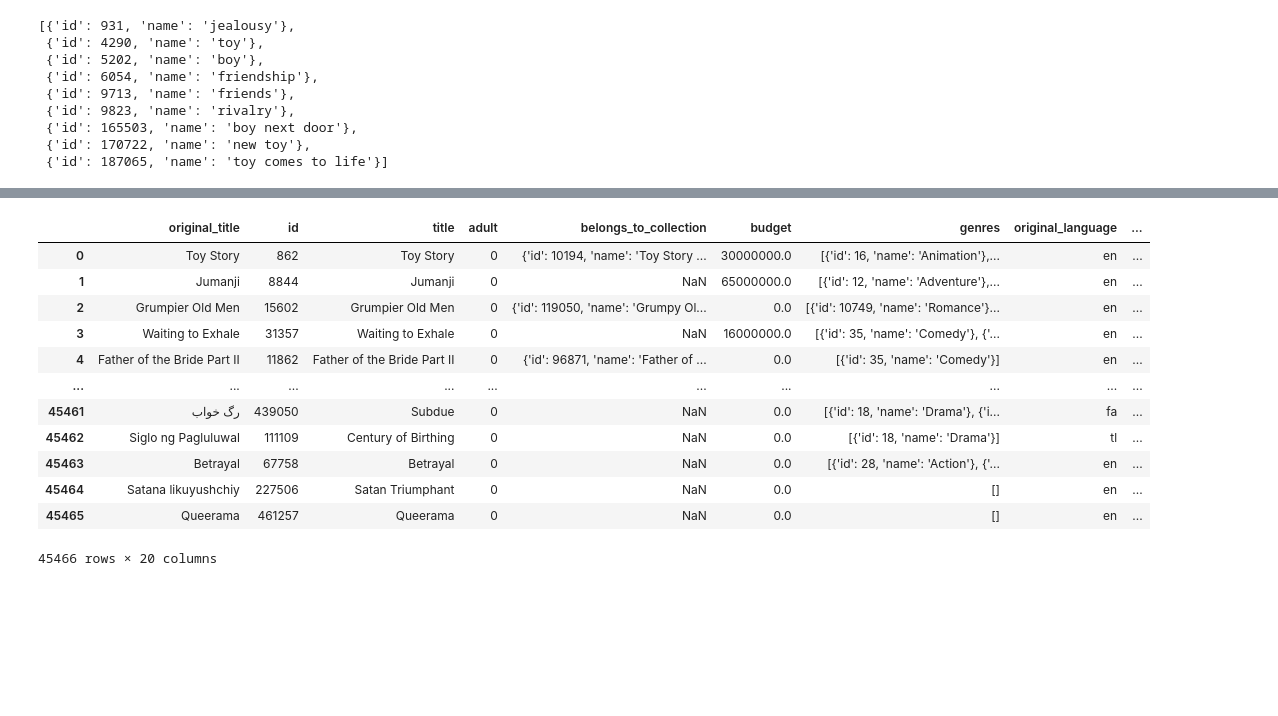
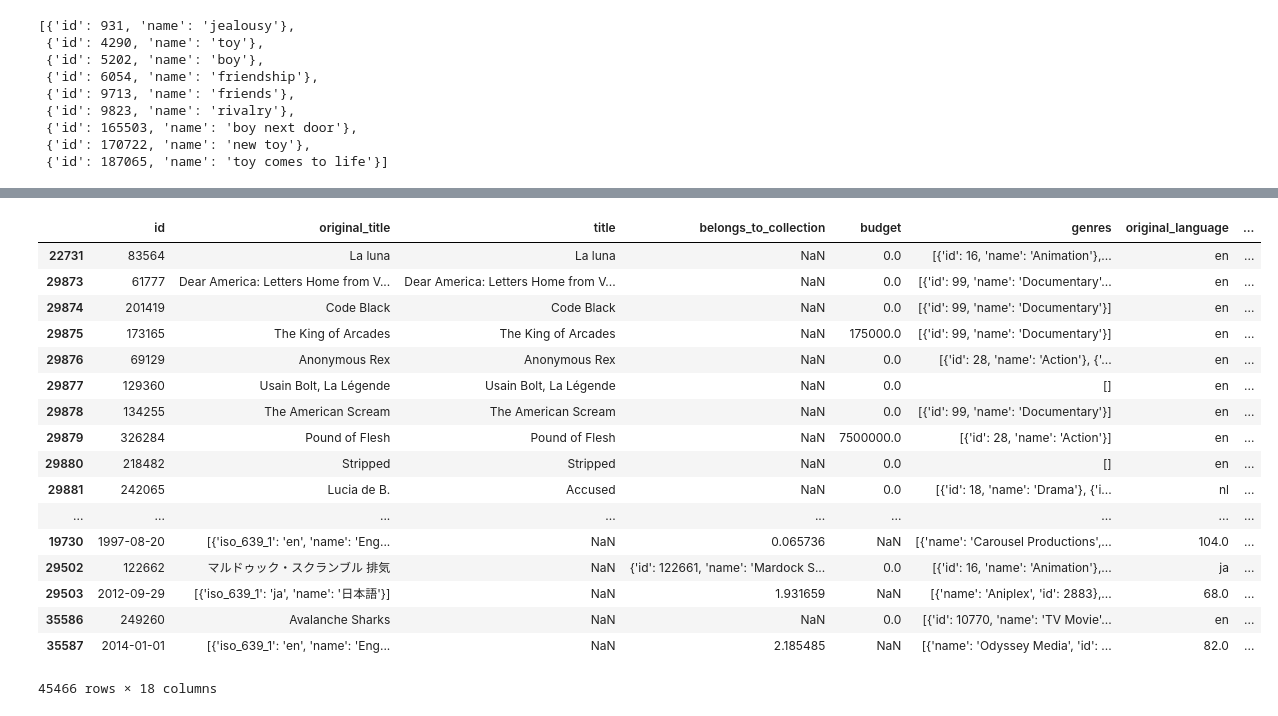
Before and after one commit to sangchoi93/ai_group_20, a Jupyter notebook: movie_dataset.ipynb, the cells around one changed output, grey strips where cells are left out. Saved outputs shown, nothing was run; the diff lists cells and outputs as text; code cells hidden in the pictures; blank space fills up the shorter version.

```diff
--- a/movie_dataset.ipynb
+++ b/movie_dataset.ipynb
@@ -11,7 +11,7 @@ df_keywords = pd.read_csv('keywords.csv')
 # %% [markdown]
 # Data Preprocessing
 # %%
-df_movie = df_movie[['id', 'original_title', 'title', 'adult', 'belongs_to_collection',
+df_movie = df_movie[['id', 'original_title', 'title', 'belongs_to_collection',
                      'budget', 'genres', 'original_language', 'popularity',
                      'production_companies', 'production_countries', 'revenue',
                      'runtime', 'spoken_languages', 'status', 'vote_average',
@@ -35,7 +35,8 @@ df_movie['is_collection'] = df_movie['belongs_to_collection'].isnull()
 df_movie['is_collection'] = df_movie['is_collection'].apply(lambda x: 1 if x==True else 0)
 
 # convert boolean adult col to integer col with 1 and 0 value
-df_movie['adult'] = df_movie['adult'].apply(lambda x: 1 if x==True else 0)
+# print(df_movie['adult'])
+# df_movie['adult'] = df_movie['adult'].apply(lambda x: 1 if x==True else 0)
 df_movie['popularity'] = df_movie['popularity'].apply(lambda x: convertType(x, float))
 
 df_movie['budget'] = df_movie['budget'].apply(lambda x: convertType(x, int))
@@ -377,8 +496,0 @@ NameError: name 'df_credit' is not defined
-# %%
-
-df_movie['genres_list'] = df_movie['genres'].apply(lambda x: [d['name'].replace(' ', '_').lower() for d in ast.literal_eval(x)])
-df_movie.drop('genres_list', 1).join(
-    pd.get_dummies(
-        pd.DataFrame(df_movie.genres_list.tolist()).stack()
-    ).astype(int).sum(level=0)
-)
@@ -399,23 +496,0 @@ df_movie.drop('genres_list', 1).join(
-# %%
-# import OneHotEncoder
-from sklearn.preprocessing import OneHotEncoder# instantiate OneHotEncoder
-df_movie['genre_cleaned'] = df_movie['genres'].apply(lambda x: [d['name'] for d in ast.literal_eval(x)])
-
-df_movie['is_collection'] = df_movie['belongs_to_collection'].isnull()
-df_movie['is_collection'] = df_movie['is_collection'].apply(lambda x: 1 if x==True else 0)
-df_movie['is_collection']
-
-df_movie['adult'] = df_movie['adult'].apply(lambda x: 1 if x==True else 0)
-
-df_movie['popularity'] =
-df_movie.astype({
-    'is_collection': 'int32',
-    'adult': 'int32',
-    'popularity': 'float'
-})
-
-# df_movie['is_collection']
-# df_movie['genre_cleaned']
-# ohe = OneHotEncoder().fit(df_movie['genre_cleaned'])
-# categorical_features = boolean mask for categorical columns
-# sparse = False output an array not sparse matrix
@@ -426,16 +518,21 @@ df_result
 # %%
-df_movie
+df_movie.sort_values('revenue')
 # %% [output]
-|  | original_title | id | title | adult | belongs_to_collection | budget | genres | original_language | ... |
-| 0 | Toy Story | 862 | Toy Story | 0 | {'id': 10194, 'name': 'Toy Story ... | 30000000.0 | [{'id': 16, 'name': 'Animation'},... | en | ... |
-| 1 | Jumanji | 8844 | Jumanji | 0 | NaN | 65000000.0 | [{'id': 12, 'name': 'Adventure'},... | en | ... |
-| 2 | Grumpier Old Men | 15602 | Grumpier Old Men | 0 | {'id': 119050, 'name': 'Grumpy Ol... | 0.0 | [{'id': 10749, 'name': 'Romance'}... | en | ... |
-| 3 | Waiting to Exhale | 31357 | Waiting to Exhale | 0 | NaN | 16000000.0 | [{'id': 35, 'name': 'Comedy'}, {'... | en | ... |
-| 4 | Father of the Bride Part II | 11862 | Father of the Bride Part II | 0 | {'id': 96871, 'name': 'Father of ... | 0.0 | [{'id': 35, 'name': 'Comedy'}] | en | ... |
-| ... | ... | ... | ... | ... | ... | ... | ... | ... | ... |
-| 45461 | رگ خواب | 439050 | Subdue | 0 | NaN | 0.0 | [{'id': 18, 'name': 'Drama'}, {'i... | fa | ... |
-| 45462 | Siglo ng Pagluluwal | 111109 | Century of Birthing | 0 | NaN | 0.0 | [{'id': 18, 'name': 'Drama'}] | tl | ... |
-| 45463 | Betrayal | 67758 | Betrayal | 0 | NaN | 0.0 | [{'id': 28, 'name': 'Action'}, {'... | en | ... |
-| 45464 | Satana likuyushchiy | 227506 | Satan Triumphant | 0 | NaN | 0.0 | [] | en | ... |
-| 45465 | Queerama | 461257 | Queerama | 0 | NaN | 0.0 | [] | en | ... |
+|  | id | original_title | title | belongs_to_collection | budget | genres | original_language | ... |
+| 22731 | 83564 | La luna | La luna | NaN | 0.0 | [{'id': 16, 'name': 'Animation'},... | en | ... |
+| 29873 | 61777 | Dear America: Letters Home from V... | Dear America: Letters Home from V... | NaN | 0.0 | [{'id': 99, 'name': 'Documentary'... | en | ... |
+| 29874 | 201419 | Code Black | Code Black | NaN | 0.0 | [{'id': 99, 'name': 'Documentary'}] | en | ... |
+| 29875 | 173165 | The King of Arcades | The King of Arcades | NaN | 175000.0 | [{'id': 99, 'name': 'Documentary'}] | en | ... |
+| 29876 | 69129 | Anonymous Rex | Anonymous Rex | NaN | 0.0 | [{'id': 28, 'name': 'Action'}, {'... | en | ... |
+| 29877 | 129360 | Usain Bolt, La Légende | Usain Bolt, La Légende | NaN | 0.0 | [] | en | ... |
+| 29878 | 134255 | The American Scream | The American Scream | NaN | 0.0 | [{'id': 99, 'name': 'Documentary'}] | en | ... |
+| 29879 | 326284 | Pound of Flesh | Pound of Flesh | NaN | 7500000.0 | [{'id': 28, 'name': 'Action'}] | en | ... |
+| 29880 | 218482 | Stripped | Stripped | NaN | 0.0 | [] | en | ... |
+| 29881 | 242065 | Lucia de B. | Accused | NaN | 0.0 | [{'id': 18, 'name': 'Drama'}, {'i... | nl | ... |
+| ... | ... | ... | ... | ... | ... | ... | ... | ... |
+| 19730 | 1997-08-20 | [{'iso_639_1': 'en', 'name': 'Eng... | NaN | 0.065736 | NaN | [{'name': 'Carousel Productions',... | 104.0 | ... |
+| 29502 | 122662 | マルドゥック・スクランブル 排気 | NaN | {'id': 122661, 'name': 'Mardock S... | 0.0 | [{'id': 16, 'name': 'Animation'},... | ja | ... |
+| 29503 | 2012-09-29 | [{'iso_639_1': 'ja', 'name': '日本語'}] | NaN | 1.931659 | NaN | [{'name': 'Aniplex', 'id': 2883},... | 68.0 | ... |
+| 35586 | 249260 | Avalanche Sharks | NaN | NaN | 0.0 | [{'id': 10770, 'name': 'TV Movie'... | en | ... |
+| 35587 | 2014-01-01 | [{'iso_639_1': 'en', 'name': 'Eng... | NaN | 2.185485 | NaN | [{'name': 'Odyssey Media', 'id': ... | 82.0 | ... |
-45466 rows × 20 columns
+45466 rows × 18 columns
```
Also changed, not shown: parts of 29 cells of this notebook.
